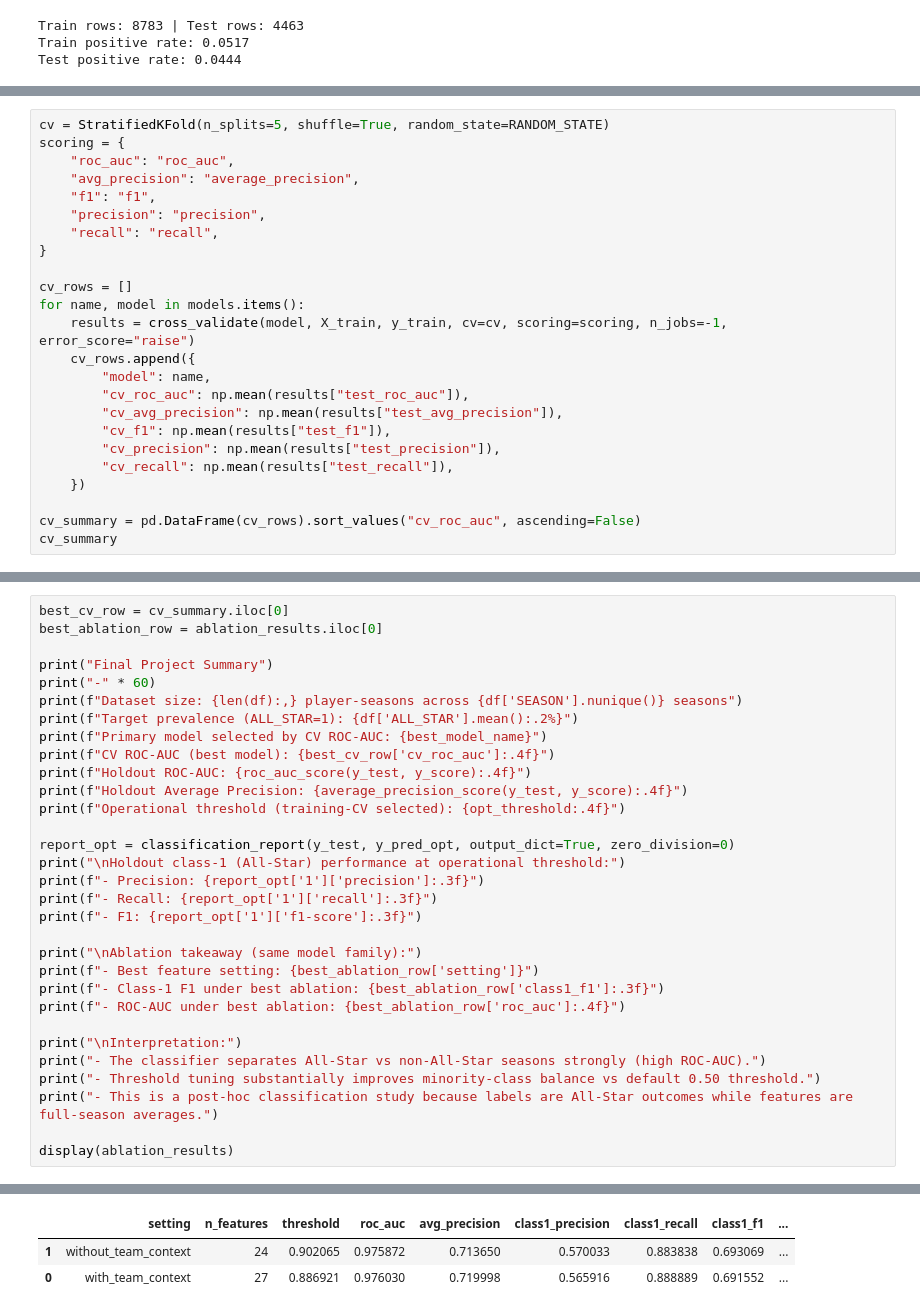
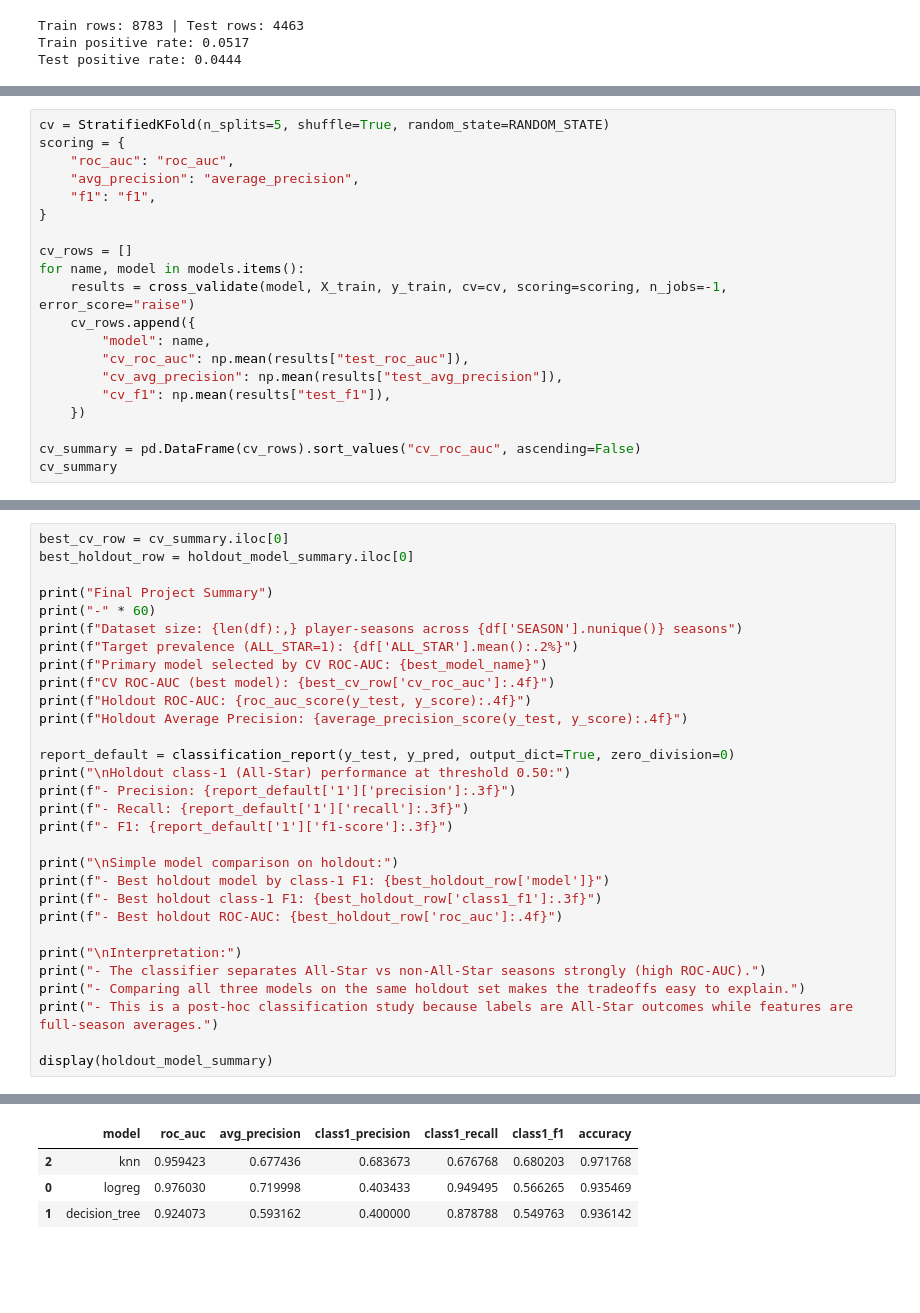
Before and after one commit to bradythibaudeau/NBA-AllStar-Classification, a Jupyter notebook: all_star_classification.ipynb, the cells around one changed output, grey strips where cells are left out. Cells and saved outputs as stored; diff of their text form; blank space fills up the shorter version.

```diff
--- a/all_star_classification.ipynb
+++ b/all_star_classification.ipynb
@@ -201,8 +198,6 @@ scoring = {
     "roc_auc": "roc_auc",
     "avg_precision": "average_precision",
     "f1": "f1",
-    "precision": "precision",
-    "recall": "recall",
 }
 
 cv_rows = []
@@ -213,8 +208,6 @@ for name, model in models.items():
         "cv_roc_auc": np.mean(results["test_roc_auc"]),
         "cv_avg_precision": np.mean(results["test_avg_precision"]),
         "cv_f1": np.mean(results["test_f1"]),
-        "cv_precision": np.mean(results["test_precision"]),
-        "cv_recall": np.mean(results["test_recall"]),
     })
 
 cv_summary = pd.DataFrame(cv_rows).sort_values("cv_roc_auc", ascending=False)
@@ -524,6 +440,6 @@ ablation_results
 # %%
 best_cv_row = cv_summary.iloc[0]
-best_ablation_row = ablation_results.iloc[0]
+best_holdout_row = holdout_model_summary.iloc[0]
 
 print("Final Project Summary")
 print("-" * 60)
@@ -533,25 +449,24 @@ print(f"Primary model selected by CV ROC-AUC: {best_model_name}")
 print(f"CV ROC-AUC (best model): {best_cv_row['cv_roc_auc']:.4f}")
 print(f"Holdout ROC-AUC: {roc_auc_score(y_test, y_score):.4f}")
 print(f"Holdout Average Precision: {average_precision_score(y_test, y_score):.4f}")
-print(f"Operational threshold (training-CV selected): {opt_threshold:.4f}")
 
-report_opt = classification_report(y_test, y_pred_opt, output_dict=True, zero_division=0)
-print("\nHoldout class-1 (All-Star) performance at operational threshold:")
-print(f"- Precision: {report_opt['1']['precision']:.3f}")
-print(f"- Recall: {report_opt['1']['recall']:.3f}")
-print(f"- F1: {report_opt['1']['f1-score']:.3f}")
+report_default = classification_report(y_test, y_pred, output_dict=True, zero_division=0)
+print("\nHoldout class-1 (All-Star) performance at threshold 0.50:")
+print(f"- Precision: {report_default['1']['precision']:.3f}")
+print(f"- Recall: {report_default['1']['recall']:.3f}")
+print(f"- F1: {report_default['1']['f1-score']:.3f}")
 
-print("\nAblation takeaway (same model family):")
-print(f"- Best feature setting: {best_ablation_row['setting']}")
-print(f"- Class-1 F1 under best ablation: {best_ablation_row['class1_f1']:.3f}")
-print(f"- ROC-AUC under best ablation: {best_ablation_row['roc_auc']:.4f}")
+print("\nSimple model comparison on holdout:")
+print(f"- Best holdout model by class-1 F1: {best_holdout_row['model']}")
+print(f"- Best holdout class-1 F1: {best_holdout_row['class1_f1']:.3f}")
+print(f"- Best holdout ROC-AUC: {best_holdout_row['roc_auc']:.4f}")
 
 print("\nInterpretation:")
 print("- The classifier separates All-Star vs non-All-Star seasons strongly (high ROC-AUC).")
-print("- Threshold tuning substantially improves minority-class balance vs default 0.50 threshold.")
+print("- Comparing all three models on the same holdout set makes the tradeoffs easy to explain.")
 print("- This is a post-hoc classification study because labels are All-Star outcomes while features are full-season averages.")
 
-display(ablation_results)
+display(holdout_model_summary)
 # %% [output]
 Final Project Summary
 ------------------------------------------------------------
@@ -572,4 +487,5 @@ Interpretation:
 - This is a post-hoc classification study because labels are All-Star outcomes while features are full-season averages.
-|  | setting | n_features | threshold | roc_auc | avg_precision | class1_precision | class1_recall | class1_f1 | ... |
-| 1 | without_team_context | 24 | 0.902065 | 0.975872 | 0.713650 | 0.570033 | 0.883838 | 0.693069 | ... |
-| 0 | with_team_context | 27 | 0.886921 | 0.976030 | 0.719998 | 0.565916 | 0.888889 | 0.691552 | ... |
+|  | model | roc_auc | avg_precision | class1_precision | class1_recall | class1_f1 | accuracy |
+| 2 | knn | 0.959423 | 0.677436 | 0.683673 | 0.676768 | 0.680203 | 0.971768 |
+| 0 | logreg | 0.976030 | 0.719998 | 0.403433 | 0.949495 | 0.566265 | 0.935469 |
+| 1 | decision_tree | 0.924073 | 0.593162 | 0.400000 | 0.878788 | 0.549763 | 0.936142 |
```
Also changed, not shown: parts of 17 cells of this notebook.
